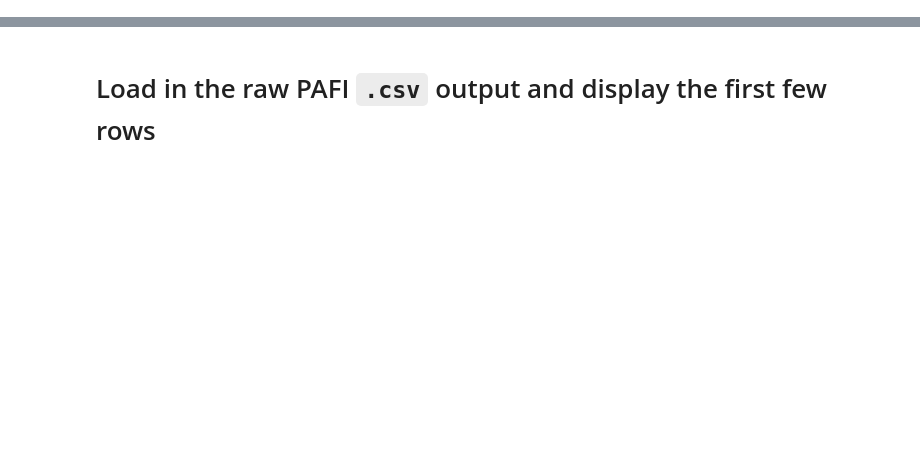
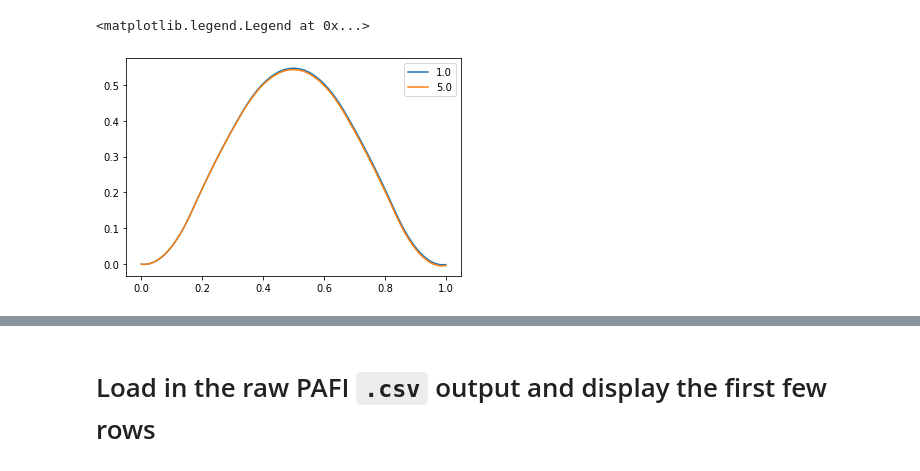
Before and after one commit to tomswinburne/pafi-python, a Jupyter notebook: examples/ti/Process-PAFI-Results.ipynb, the cells around one changed output, grey strips where cells are left out. Saved outputs shown, nothing was run; the diff lists cells and outputs as text; code cells hidden in the pictures; blank space fills up the shorter version.

```diff
--- a/examples/ti/Process-PAFI-Results.ipynb
+++ b/examples/ti/Process-PAFI-Results.ipynb
@@ -63,0 +119,12 @@ def integrate(ens ):
+# %%
+validity_fn = lambda x : x['MaxJump']<0.4 # example
+PS = ProcessPAFI('dumps/raw_data_output_2.csv', validity_fn=validity_fn)
+
+PS.integrate(remesh=100)
+for i_data in PS.integrated_data:
+
+    plt.plot(i_data['ReactionCoordinate'],-i_data['aveF_int'],label=i_data['Temperature'])
+plt.legend()
+# %% [output]
+<matplotlib.legend.Legend at 0x...>
+[figure, added]
```
Also changed, not shown: parts of 5 cells of this notebook, 2 other files.
